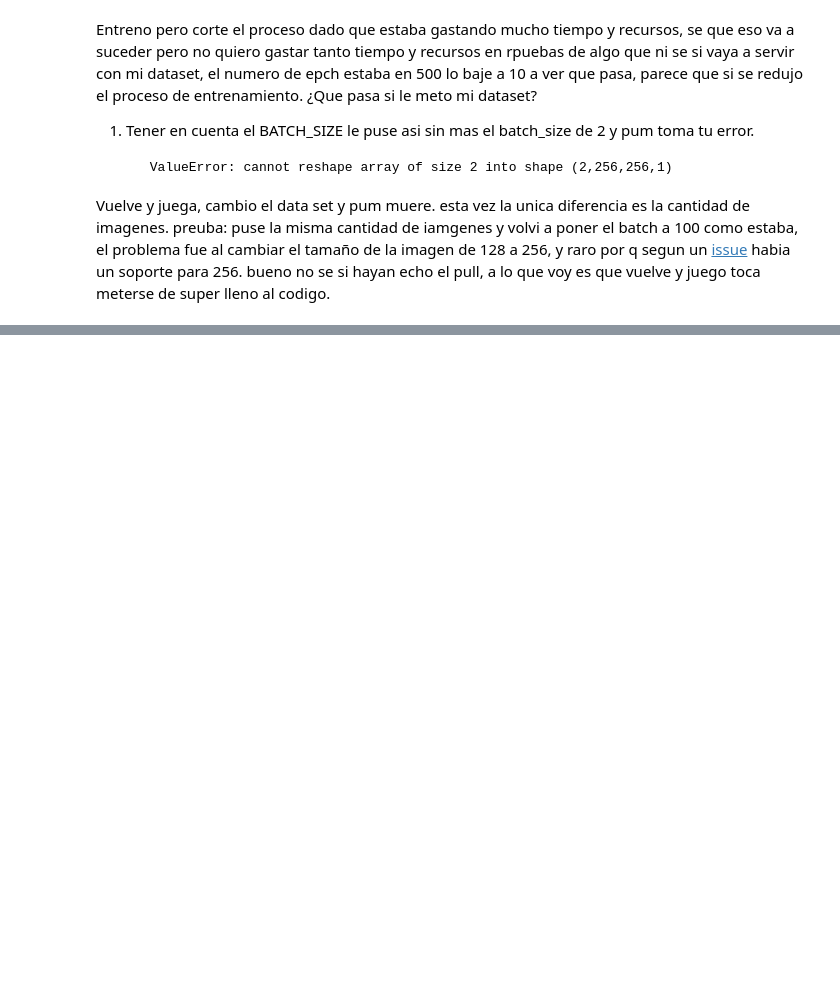
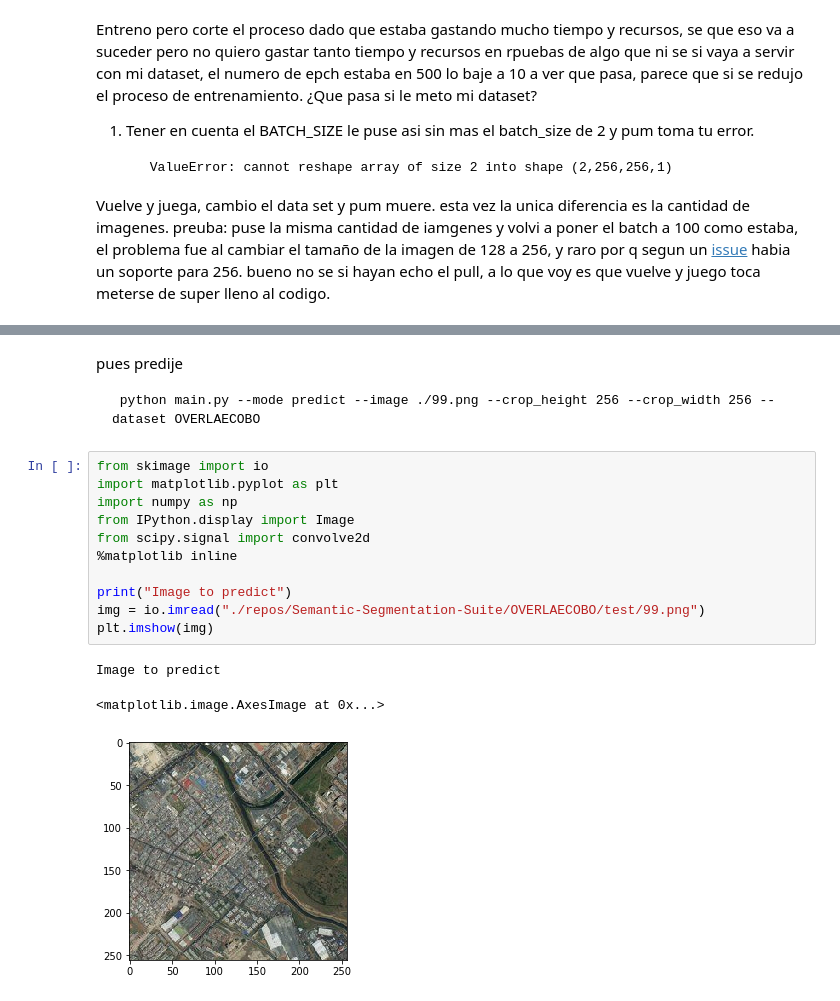
Before and after one commit to DaielChom/proyecto_uis, a Jupyter notebook: proyecto_dev/testing/Bitácora.ipynb, the cells around one changed output, grey strips where cells are left out. Drawn from its saved outputs; the diff is of its cells as text; blank space fills up the shorter version.

Commit message:
:books: CNN Tested: Suite Approved

```diff
--- a/proyecto_dev/testing/Bitácora.ipynb
+++ b/proyecto_dev/testing/Bitácora.ipynb
@@ -239,0 +377,19 @@ Vuelve y juega, cambio el data set y pum muere. esta vez la unica diferencia es
+# %% [markdown]
+pues predije
+
+     python main.py --mode predict --image ./99.png --crop_height 256 --crop_width 256 --dataset OVERLAECOBO
+# %%
+from skimage import io
+import matplotlib.pyplot as plt
+import numpy as np
+from IPython.display import Image
+from scipy.signal import convolve2d
+%matplotlib inline
+
+print("Image to predict")
+img = io.imread("./repos/Semantic-Segmentation-Suite/OVERLAECOBO/test/99.png")
+plt.imshow(img)
+# %% [output]
+Image to predict
+<matplotlib.image.AxesImage at 0x...>
+[figure, added]
```
Also changed, not shown: parts of 28 cells of this notebook, 1 other file.
